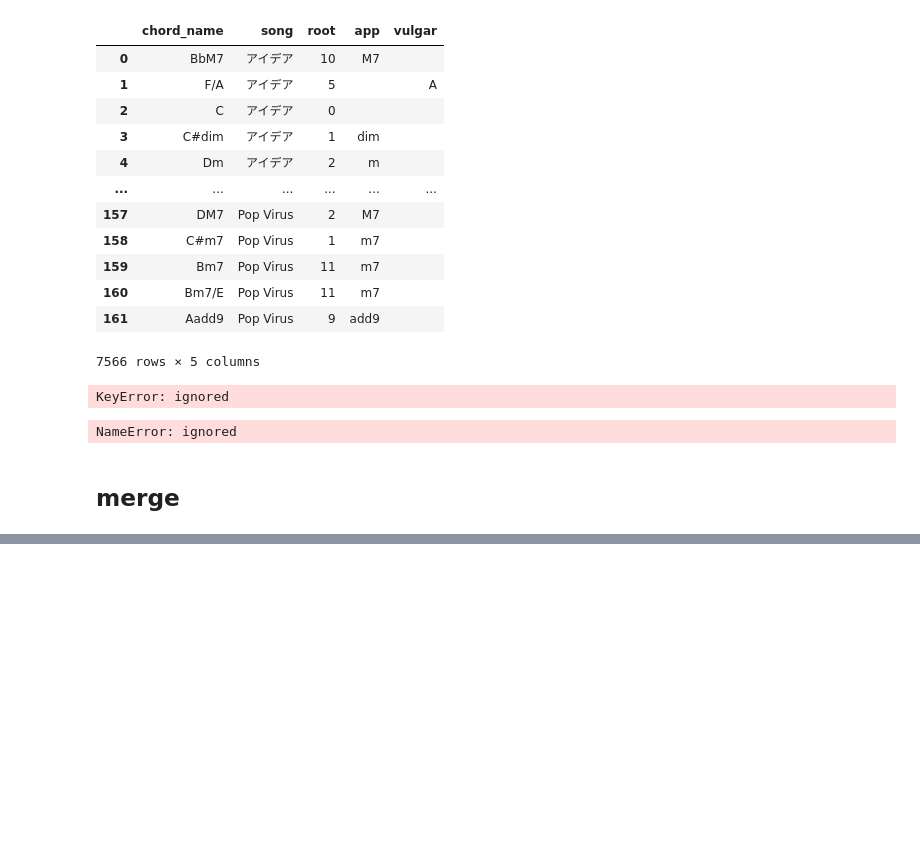
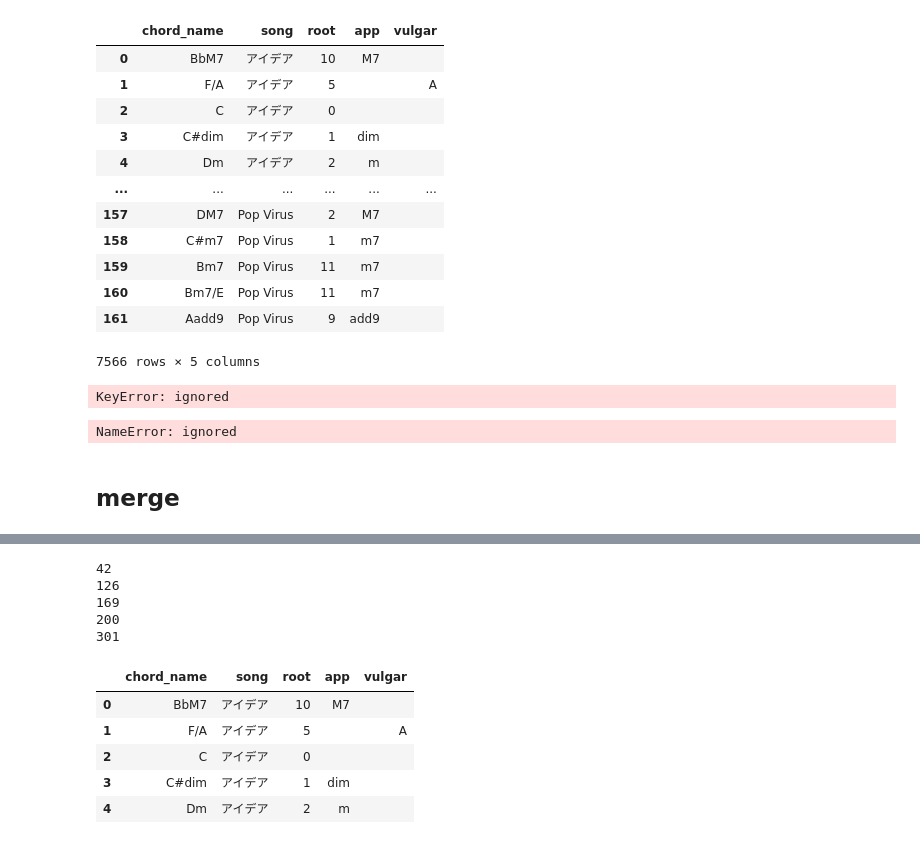
Before and after one commit to kyhrysk/music_analysis, a Jupyter notebook: chord.ipynb, the cells around one changed output, grey strips where cells are left out. Drawn from its saved outputs; the diff is of its cells as text; code cells hidden in the pictures; blank space fills up the shorter version.

```diff
--- a/chord.ipynb
+++ b/chord.ipynb
@@ -640,0 +799,39 @@ df_merge.to_excel('aaa.xlsx')
+# %%
+for index,row in df.iterrows():
+    i = 0
+    if row[0][0] in dc: #chordの1文字目にA-Gが含まれているか
+        if len(row[i]) > 1: #chordは二文字以上か
+            if row[0][i+1] in ['#','b']: #二文字以降は#,♭か
+                ch =  row[0][i] + row[0][i+1] #ルート＋記号
+                row[2] = dc[ch] #ルートを数値変換して格納
+                row[3] = row[0][i+2:].split('/')[0] #ルート以外の部分を格納
+                if '/' in row[0][i+2:]:
+                    row[4] = row[0][i+2:].split('/')[1] #ルート以外の部分を格納
+            else : # #,bがない場合
+                ch = row[0][i]
+                row[2] = dc[ch]
+                row[3] = row[0][i+1:].split('/')[0]
+                if '/' in row[0][i+1]:
+                    row[4] = row[0][i+1:].split('/')[1] #ルート以外の部分を格納
+        else :#chordが1文字の場合
+            ch = row[0][i]
+            row[2] = dc[ch]
+            row[3] = row[0][i+1:]
+    else :
+        pass
+        #df.drop(index,inplace=True)
+        print(index)
+#df = pd.concat([df, df['app'].str.split('/', expand=True)], axis=1).drop('app', axis=1)
+df.head()
+# %% [output]
+42
+126
+169
+200
+301
+|  | chord_name | song | root | app | vulgar |
+| 0 | BbM7 | アイデア | 10 | M7 |  |
+| 1 | F/A | アイデア | 5 |  | A |
+| 2 | C | アイデア | 0 |  |  |
+| 3 | C#dim | アイデア | 1 | dim |  |
+| 4 | Dm | アイデア | 2 | m |  |
```
Also changed, not shown: parts of 35 cells of this notebook, 1 other file.
